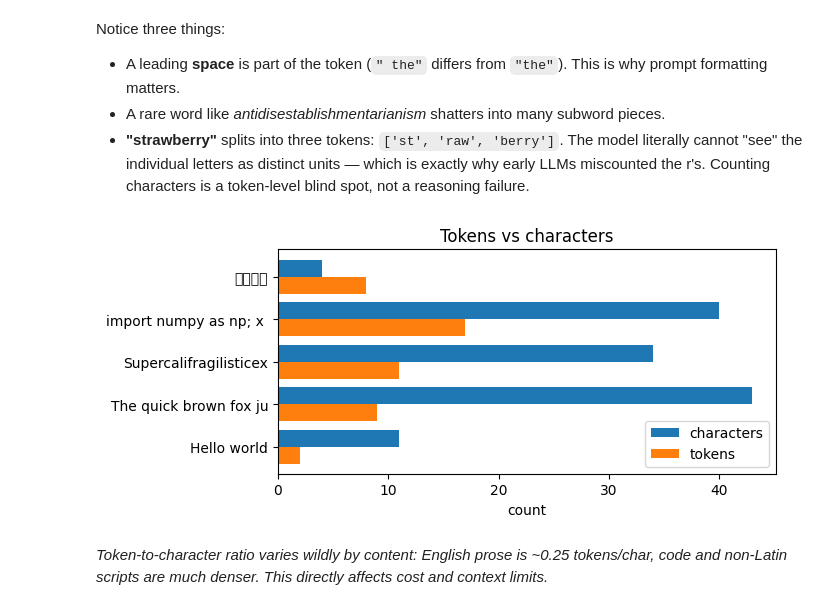
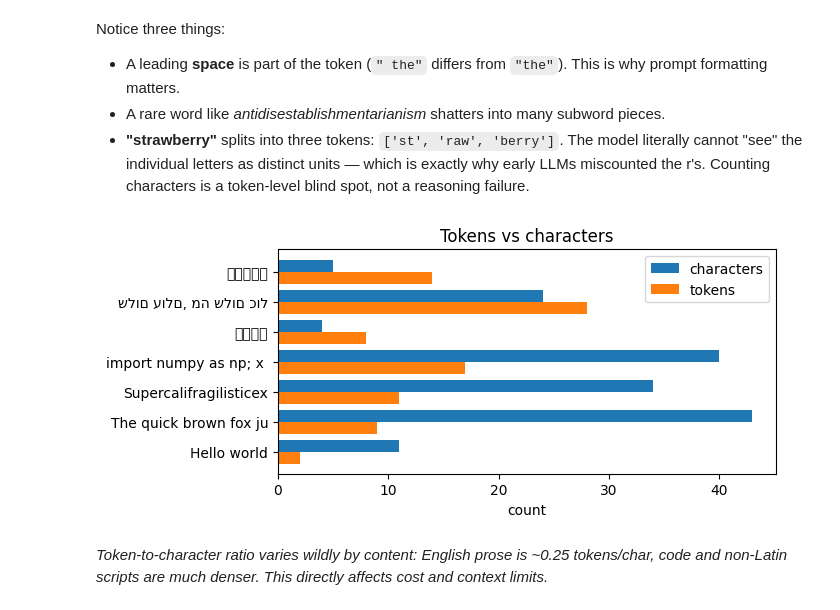
Before and after one commit to itaizg/rag-learning, a Jupyter notebook: 01_foundations/02_tokenization.ipynb, the cells around one changed output. Cells and saved outputs as stored; diff of their text form; code cells hidden in the pictures.

```diff
--- a/01_foundations/02_tokenization.ipynb
+++ b/01_foundations/02_tokenization.ipynb
@@ -168,27 +177,30 @@ Notice three things:
 # %%
 if HAS_TOK:
     %matplotlib inline
     import matplotlib.pyplot as plt
 
     sentences = [
         "Hello world",
         "The quick brown fox jumps over the lazy dog",
         "Supercalifragilisticexpialidocious",
         "import numpy as np; x = np.zeros((3, 3))",
         "你好世界",  # non-Latin scripts often use more tokens per character
+        "שלום עולם, מה שלום כולם?",
+        "안녕하세요"
+        ""
     ]
     char_counts = [len(s) for s in sentences]
     token_counts = [len(tok.encode(s)) for s in sentences]
 
     y = range(len(sentences))
     plt.figure(figsize=(7, 3.2))
     plt.barh([i + 0.2 for i in y], char_counts, height=0.4, label="characters")
     plt.barh([i - 0.2 for i in y], token_counts, height=0.4, label="tokens")
     plt.yticks(list(y), [s[:22] for s in sentences])
     plt.xlabel("count"); plt.title("Tokens vs characters"); plt.legend()
     plt.tight_layout(); plt.show()
 # %% [output]
-[figure, old version]
+[figure, new version]
 # %% [markdown]
 *Token-to-character ratio varies wildly by content: English prose is ~0.25 tokens/char, code and non-Latin scripts are much denser. This directly affects cost and context limits.*
 # %% [markdown]
```
Also changed, not shown: parts of 3 cells of this notebook, 35 other files.
